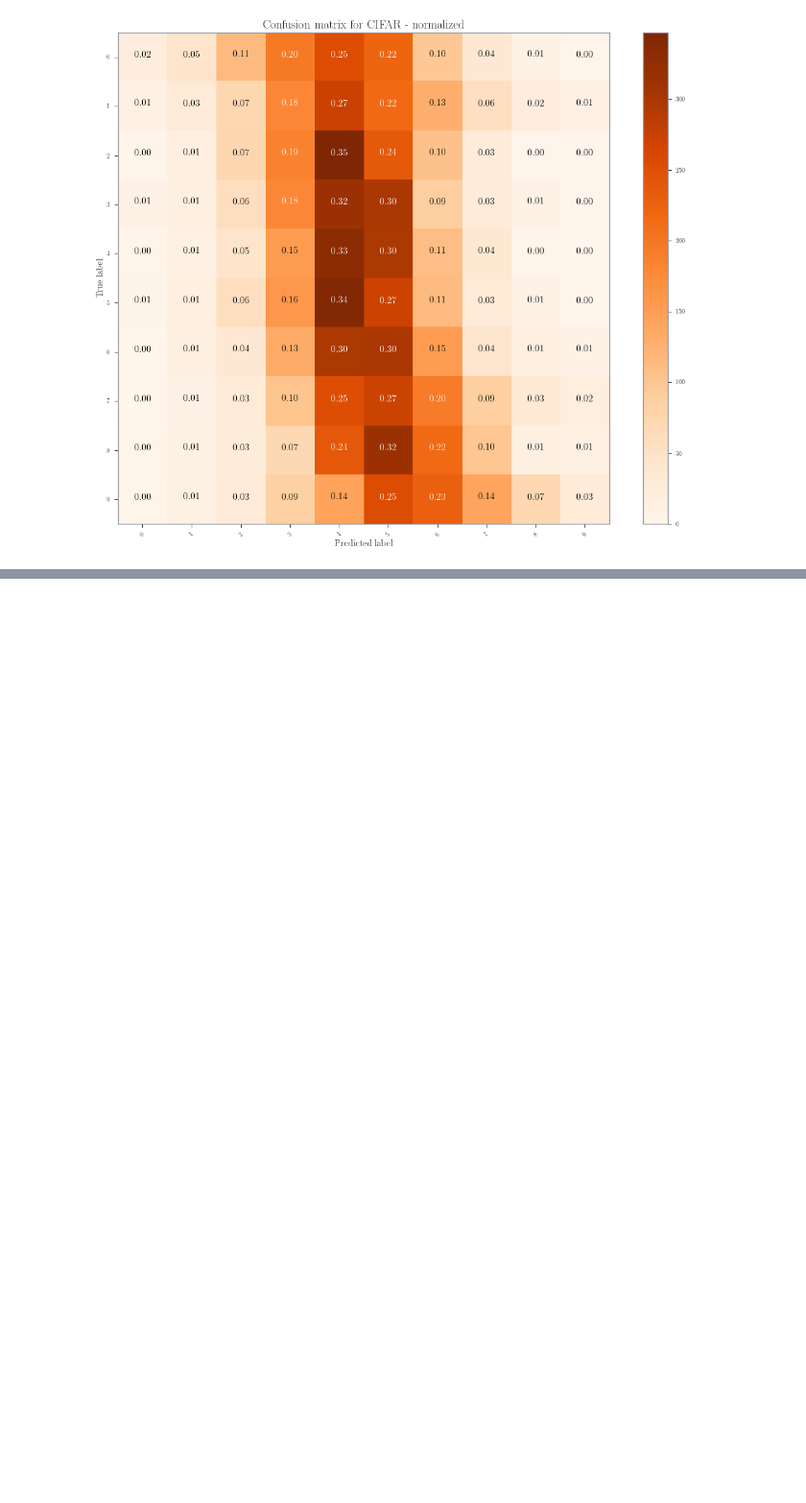
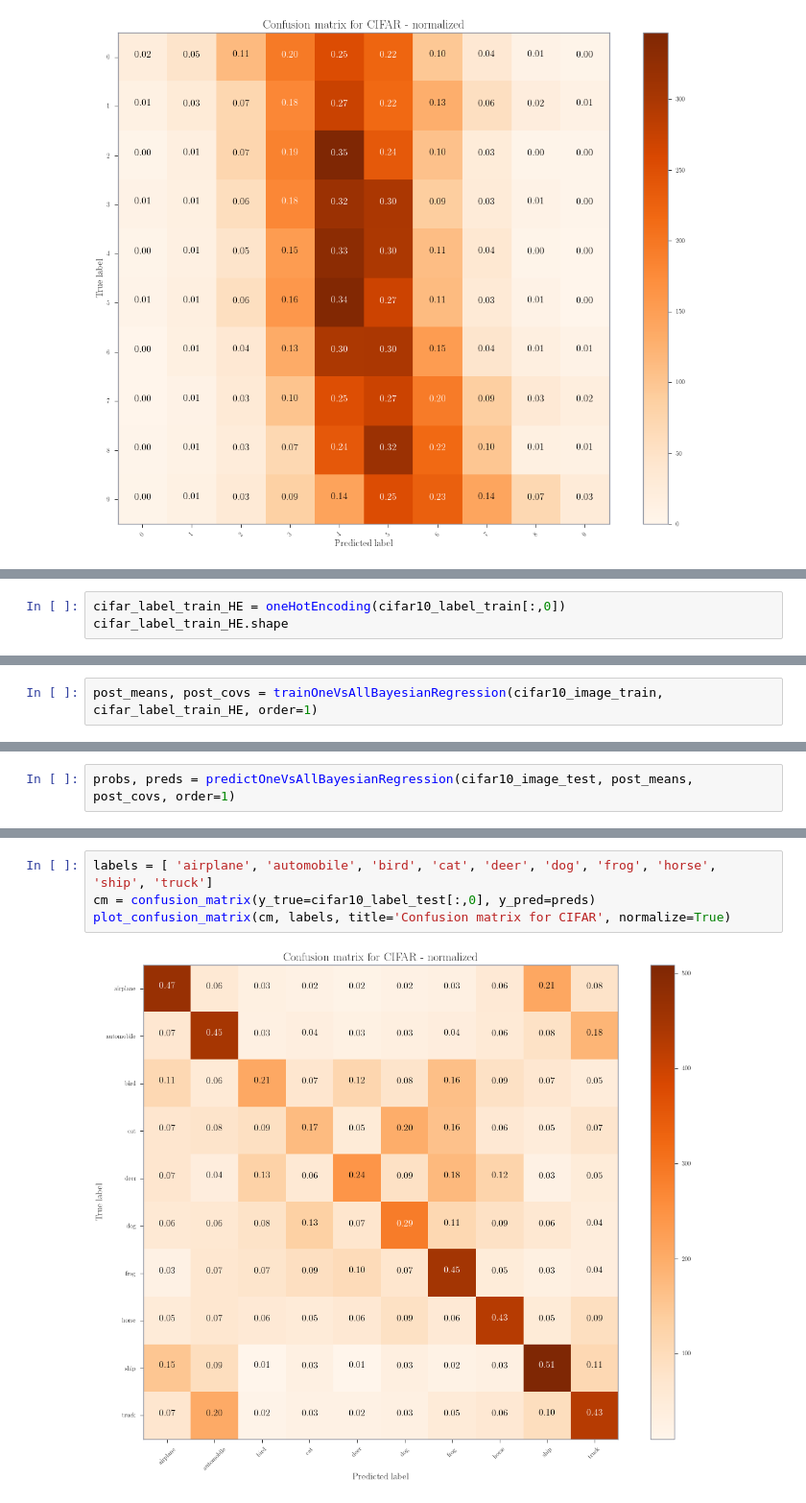
Before and after one commit to srossi93/EURECOM_ASI, a Jupyter notebook: homework/ASI_homework.ipynb, the cells around one changed output, grey strips where cells are left out. Shown at 96% size. Saved outputs shown, nothing was run; the diff lists cells and outputs as text; blank space fills up the shorter version.

```diff
--- a/homework/ASI_homework.ipynb
+++ b/homework/ASI_homework.ipynb
@@ -744,0 +833,3 @@ TODO
+# %%
+cifar_label_train_HE = oneHotEncoding(cifar10_label_train[:,0])
+cifar_label_train_HE.shape
@@ -744,0 +838,2 @@ TODO
+# %%
+post_means, post_covs = trainOneVsAllBayesianRegression(cifar10_image_train, cifar_label_train_HE, order=1)
@@ -744,0 +851,2 @@ TODO
+# %%
+probs, preds = predictOneVsAllBayesianRegression(cifar10_image_test, post_means, post_covs, order=1)
@@ -744,0 +870,6 @@ TODO
+# %%
+labels = [ 'airplane', 'automobile', 'bird', 'cat', 'deer', 'dog', 'frog', 'horse', 'ship', 'truck']
+cm = confusion_matrix(y_true=cifar10_label_test[:,0], y_pred=preds)
+plot_confusion_matrix(cm, labels, title='Confusion matrix for CIFAR', normalize=True)
+# %% [output]
+[figure, added]
```
Also changed, not shown: parts of 31 cells of this notebook.
